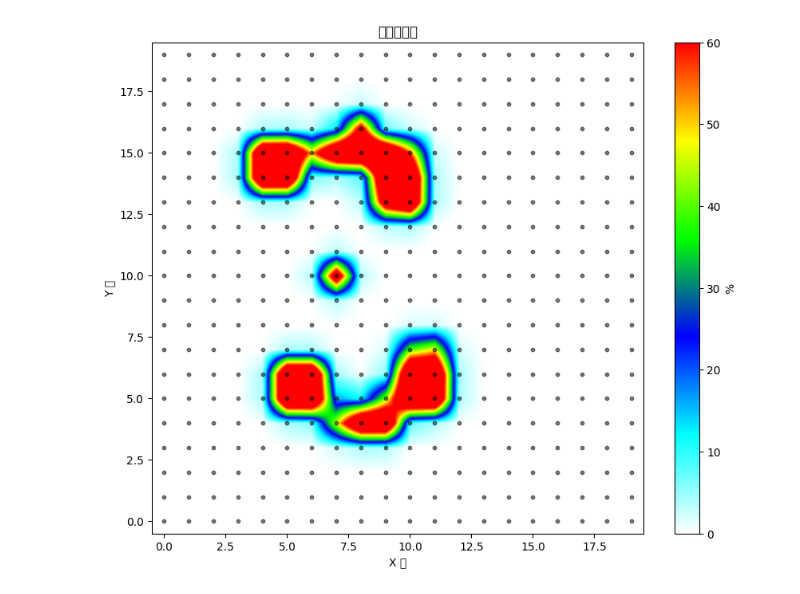
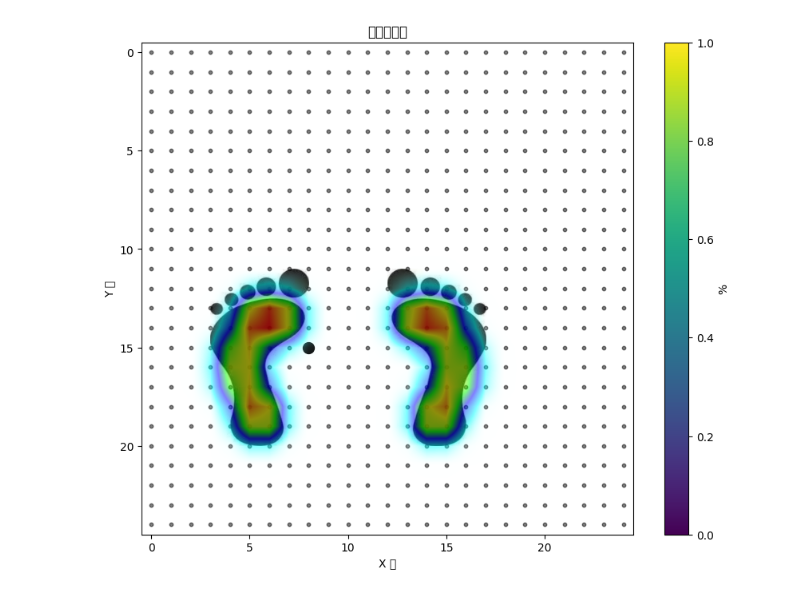
Before and after one commit to zonglushu/insole, a Jupyter notebook: pressures.ipynb, the cells around one changed output. Cells and saved outputs as stored; diff of their text form; code cells hidden in the pictures.

```diff
--- a/pressures.ipynb
+++ b/pressures.ipynb
@@ -153,29 +193,26 @@ import matplotlib.pyplot as plt
 import seaborn as sns
 from matplotlib.colors import LinearSegmentedColormap
 from scipy.ndimage import gaussian_filter
+import random
+import matplotlib.image as mpimg
+
 # 左侧鞋垫传感器压力值，frontend是前脚掌传感器，backend是后脚掌传感器，center是中间脚掌传感器
 left_pressures_data = {
-    "frontend": [100, 100, 51, 100, 100, 40],
-    "center": [100, 41, 100, 6.7, 49, 12],
-    "backend": [100, 100, 100, 100],
+    "frontend": [random.randint(127, 130) for _ in range(6)],
+    "center": [random.randint(90, 110) for _ in range(6)],
+    "backend": [random.randint(120, 130) for _ in range(4)],
 }
 # 右侧鞋垫传感器压力值
 right_pressures_data = {
-    "frontend": [
-        100,
-        100,
-        59,
-        80,
-        100,
-        100,
-    ],
-    "center": [100, 75, 100, 7.5, 52, 0],
-    "backend": [100, 100, 100, 100],
+    "frontend": [random.randint(120, 130) for _ in range(6)],
+    "center": [random.randint(90, 110) for _ in range(6)],
+    "backend": [random.randint(120, 130) for _ in range(4)],
 }
 # 左侧鞋垫传感器坐标,sensor,frontend_xy是前脚掌传感器，backend_xy是后脚掌传感器，center_xy是中间脚掌传感器
 left_xy={
+
     'rectangle_left_top_xy':[2,15], # 鞋垫所在矩形的左上角坐标
-    'rectangle_width_hight':[12,6],
+    'rectangle_width_hight':[10,5],
     'sensor':{
         "frontend_xy":[],
         "center_xy":[],
@@ -185,8 +222,8 @@ left_xy={
 }
 # 右侧鞋垫传感器坐标
 right_xy = {
-    "rectangle_left_top_xy": [10, 14],  # 鞋垫所在矩形的左上角坐标
-    "rectangle_width_hight": [12, 6],
+    "rectangle_left_top_xy": [10,15],  # 鞋垫所在矩形的左上角坐标
+    "rectangle_width_hight": [10, 5],
     'sensor':{
         "frontend_xy":[],
         "center_xy":[],
@@ -224,27 +261,76 @@ F_COP=calculate_F_COP(pressures=total_pressure, distances=sensor_distance)
 以下是绘制热力图的代码
 """
 cop_xy_int=np.array(cop_xy).astype(int)
+
+
+max_pressure = np.max(total_pressure)
+normalized_pressure = (total_pressure / max_pressure)+2
+
+
 # 自定义颜色映射
-colors = ["#ffffff", "#00ffff", "#0000ff", "#00ff00", "#ffff00", "#ff0000"]
+colors = [
+    (1.0, 1.0, 1.0, 0.0),  # 白色
+    (0.0, 1.0, 1.0, 1.0),  # 青色
+    (0.0, 0.0, 1.0, 1.0),  # 蓝色
+    (0.0, 1.0, 0.0, 1.0),  # 绿色
+    (1.0, 1.0, 0.0, 1.0),  # 黄色
+    (1.0, 0.0, 0.0, 1.0)   # 红色
+    ]
 cmap = LinearSegmentedColormap.from_list("custom_cmap", colors, N=256)
 
-figure_data=np.zeros(shape=(20, 20))
+figure_data=np.zeros(shape=(25, 25))
 for (x, y), pressure in zip(total_sensor_xy, total_pressure):
     figure_data[x,y]=pressure
 
-figure_data[cop_xy_int[0],cop_xy_int[1]] = np.floor(F_COP)
-smoothed_data = gaussian_filter(figure_data, sigma=0.4)
+figure_data[cop_xy_int[0],cop_xy_int[1]] = np.floor(F_COP)/max_pressure
+
+smoothed_data = gaussian_filter(figure_data, sigma=0.7)
+
+
+max_smoothed=np.max(smoothed_data)
+norma_smoothed=(smoothed_data / max_smoothed)
+
+rotated_norma_smoothed = np.rot90(norma_smoothed)
+
+n = norma_smoothed.shape[0]
+rotated_cop_xy = (cop_xy_int[1], n - 1 - cop_xy_int[0])
+# rotated_cop_xy=np.rot90(cop_xy_int)
+print(norma_smoothed[cop_xy_int[0],cop_xy_int[1]])
+
+
 # 创建平滑热力图
 plt.figure(figsize=(10, 8))
-plt.imshow(smoothed_data, cmap=cmap, interpolation='bilinear',vmin=0, vmax=60)
+plt.imshow(
+    rotated_norma_smoothed,
+    cmap=cmap,
+    interpolation="bilinear",
+    vmin=0,
+    vmax=0.99,
+    zorder=6,
+    alpha=0.5,
+)
+
+
+# 读取图片
+left = mpimg.imread("assets/left-1.png")
+right = mpimg.imread("assets/right-1.png")
+
+
+# 显示图片并指定显示区域
+plt.imshow(left, extent=[3, 8, 20, 11],zorder=5)  # 图片显示在 (2, 8) 和 (3, 7) 的区域
+plt.imshow(right, extent=[12, 17, 20, 11],zorder=5)  # 图片2显示在 (6, 9) 和 (2, 5) 的区域
+
+
 plt.colorbar(label='%')
 plt.title('平滑热力图')
 plt.xlabel('X 轴')
 plt.ylabel('Y 轴')
-plt.gca().invert_yaxis()
+
+plt.scatter(rotated_cop_xy[0], rotated_cop_xy[1], color="black", s=100, zorder=5)
+
 # 创建点状背景
 x, y = np.meshgrid(np.arange(figure_data.shape[1]), np.arange(figure_data.shape[0]))
-plt.scatter(x, y, color='black', s=10, alpha=0.5)
+plt.scatter(x, y, color='black', s=10, alpha=0.5,zorder=5)
 
 plt.show()
 # %% [output]
@@ -251 +338 @@ plt.show()
-[figure, old version]
+[figure, new version]
```
Also changed, not shown: parts of 5 cells of this notebook, 5 other files.
